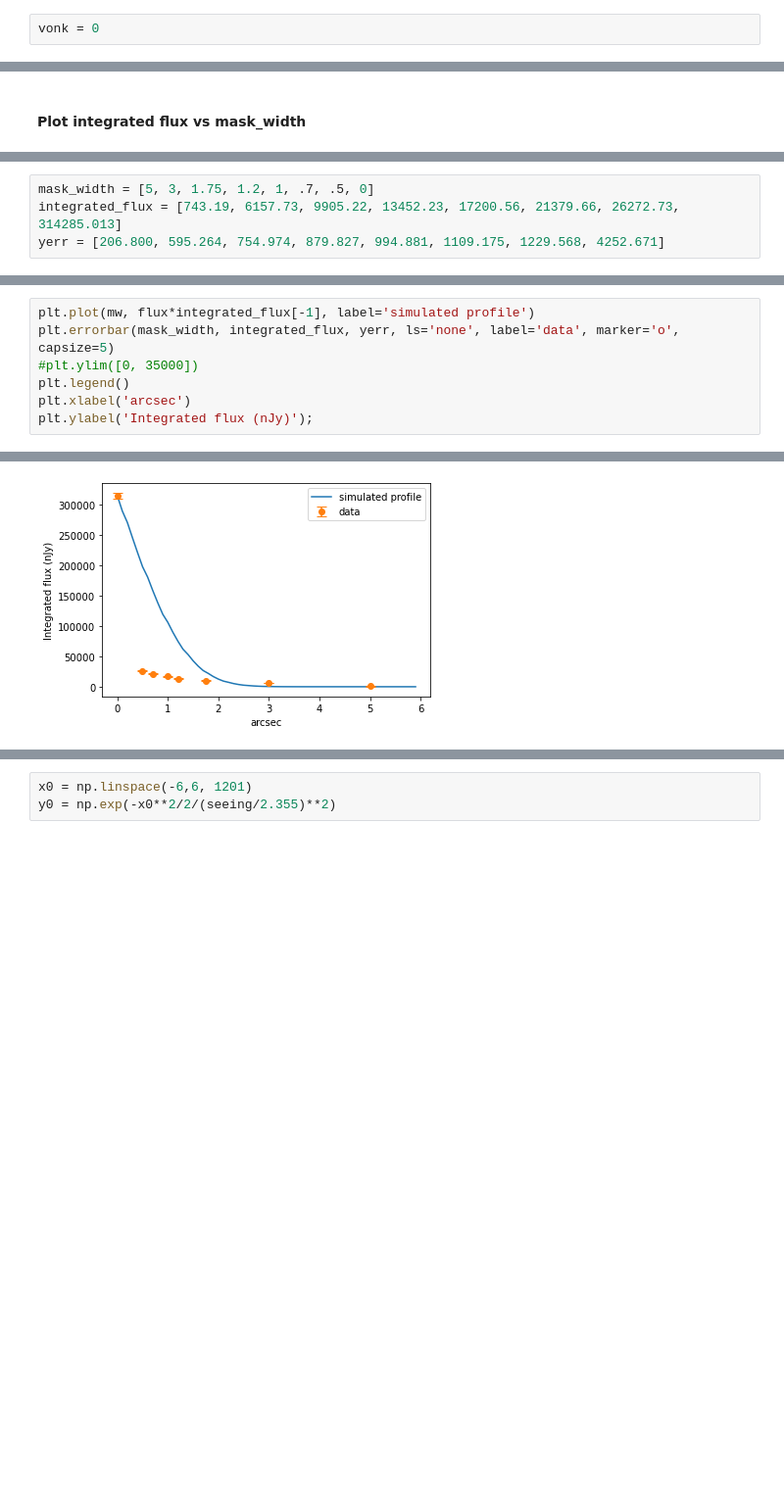
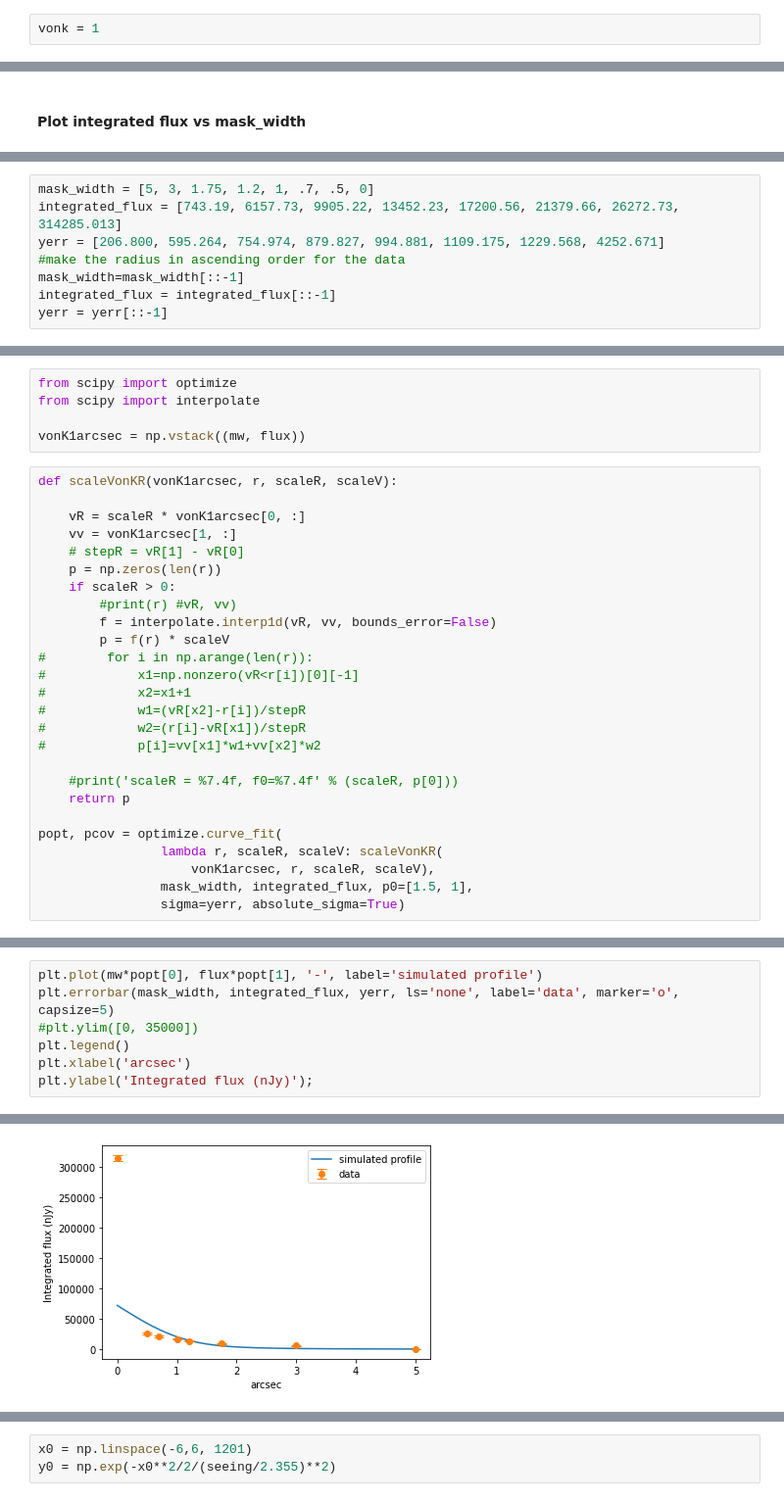
Before and after one commit to bxin/saturation_limit, a Jupyter notebook: subaru_profile.ipynb, the cells around one changed output, grey strips where cells are left out. Shown at 98% size. Saved outputs shown, nothing was run; the diff lists cells and outputs as text; blank space fills up the shorter version.

Commit message:
make least square fit to subara integrated flux vs mask width

```diff
--- a/subaru_profile.ipynb
+++ b/subaru_profile.ipynb
@@ -20,7 +26,7 @@ e = 1.2/8.3
 seeing = 0.77  #this is for the zenith angle below
 zangle = 62.063
 # %%
-vonk = 0
+vonk = 1
 # %%
 if not vonk:
     [sii, fwhm_exp] = getSatSII(f,d,e, l1, l2, h, zangle, seeing, pixel_size, plate_scale)
@@ -104,3 +191,7 @@ for i, w in enumerate(mw):
 mask_width = [5, 3, 1.75, 1.2, 1, .7, .5, 0]
 integrated_flux = [743.19, 6157.73, 9905.22, 13452.23, 17200.56, 21379.66, 26272.73, 314285.013]
 yerr = [206.800, 595.264, 754.974, 879.827, 994.881, 1109.175, 1229.568, 4252.671]
+#make the radius in ascending order for the data
+mask_width=mask_width[::-1]
+integrated_flux = integrated_flux[::-1]
+yerr = yerr[::-1]
@@ -106,0 +239,31 @@ yerr = [206.800, 595.264, 754.974, 879.827, 994.881, 1109.175, 1229.568, 4252.67
+# %%
+from scipy import optimize
+from scipy import interpolate
+
+vonK1arcsec = np.vstack((mw, flux))
+# %%
+def scaleVonKR(vonK1arcsec, r, scaleR, scaleV):
+
+    vR = scaleR * vonK1arcsec[0, :]
+    vv = vonK1arcsec[1, :]
+    # stepR = vR[1] - vR[0]
+    p = np.zeros(len(r))
+    if scaleR > 0:
+        #print(r) #vR, vv)
+        f = interpolate.interp1d(vR, vv, bounds_error=False)
+        p = f(r) * scaleV
+#        for i in np.arange(len(r)):
+#            x1=np.nonzero(vR<r[i])[0][-1]
+#            x2=x1+1
+#            w1=(vR[x2]-r[i])/stepR
+#            w2=(r[i]-vR[x1])/stepR
+#            p[i]=vv[x1]*w1+vv[x2]*w2
+
+    #print('scaleR = %7.4f, f0=%7.4f' % (scaleR, p[0]))
+    return p
+
+popt, pcov = optimize.curve_fit(
+                lambda r, scaleR, scaleV: scaleVonKR(
+                    vonK1arcsec, r, scaleR, scaleV),
+                mask_width, integrated_flux, p0=[1.5, 1],
+                sigma=yerr, absolute_sigma=True)
@@ -107,5 +276,5 @@ yerr = [206.800, 595.264, 754.974, 879.827, 994.881, 1109.175, 1229.568, 4252.67
 # %%
-plt.plot(mw, flux*integrated_flux[-1], label='simulated profile')
+plt.plot(mw*popt[0], flux*popt[1], '-', label='simulated profile')
 plt.errorbar(mask_width, integrated_flux, yerr, ls='none', label='data', marker='o', capsize=5)
 #plt.ylim([0, 35000])
 plt.legend()
@@ -116 +284 @@ Text(0, 0.5, 'Integrated flux (nJy)')
-[figure, old version]
+[figure, new version]
```
Also changed, not shown: parts of 24 cells of this notebook.
